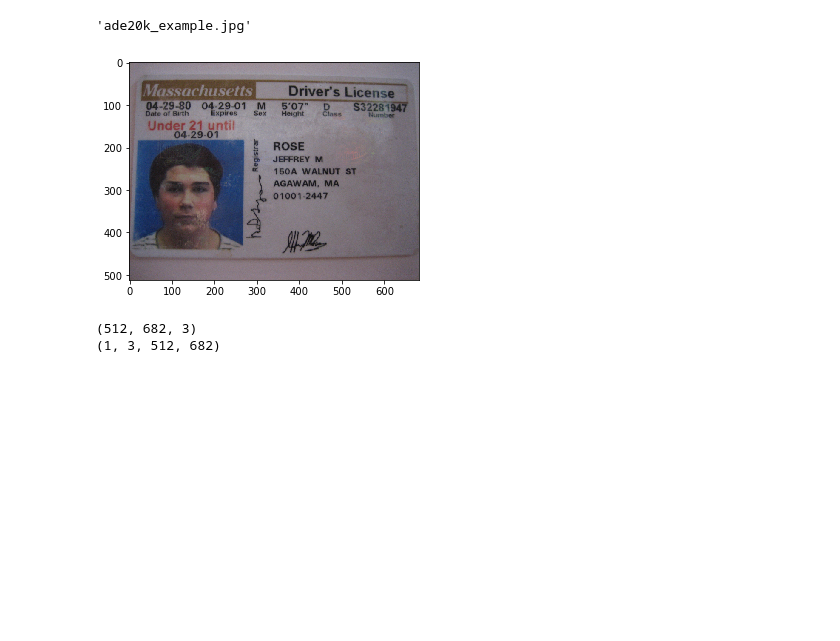
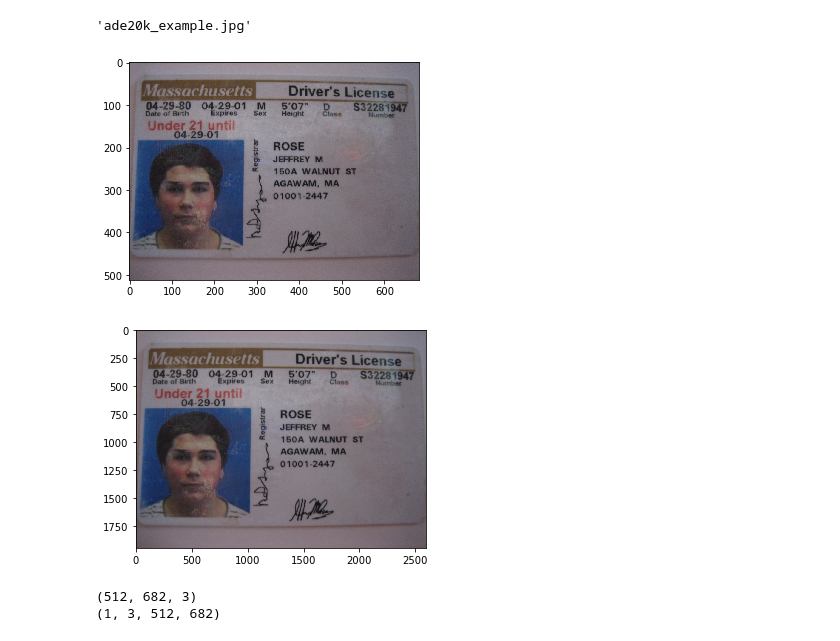
Before and after one commit to agathe-balayn/man_machine_image_privatisation, a Jupyter notebook: test_deeplab.ipynb, the cells around one changed output. Cells and saved outputs as stored; diff of their text form; code cells hidden in the pictures; blank space fills up the shorter version.

```diff
--- a/test_deeplab.ipynb
+++ b/test_deeplab.ipynb
@@ -22,27 +23,33 @@ Downloading ade20k_example.jpg from https://github.com/zhanghang1989/image-data/
 # %%
 filename = '2017_12571467.jpg'
 
 #from PIL import Image
 #im = Image.open(file_name)
 #im.resize(size, resample=0)
 
 
 img = image.imread(filename)
 
 
 if (img.shape[0] > 512) and (img.shape[1] > 512):
     shapes = [img.shape[0], img.shape[1]]
     min_dim = shapes.index(min(shapes))
     max_dim = shapes.index(max(shapes))
     ratio = min(shapes) / 512
     other_shape = max(shapes)/ ratio
     new_size = [0, 0]
     new_size[min_dim] = 512
     new_size[max_dim] = int(other_shape)
     img = image.imresize(img, new_size[1], new_size[0])
 
 from matplotlib import pyplot as plt
 plt.imshow(img.asnumpy())
 plt.show()
+
+
+resized_image = image.imresize(img, shapes[1], shapes[0])
+plt.imshow(resized_image.asnumpy())
+plt.show()
 # %% [output]
 [figure]
+[figure, added]
```
Also changed, not shown: parts of 18 cells of this notebook, 3 other files.
